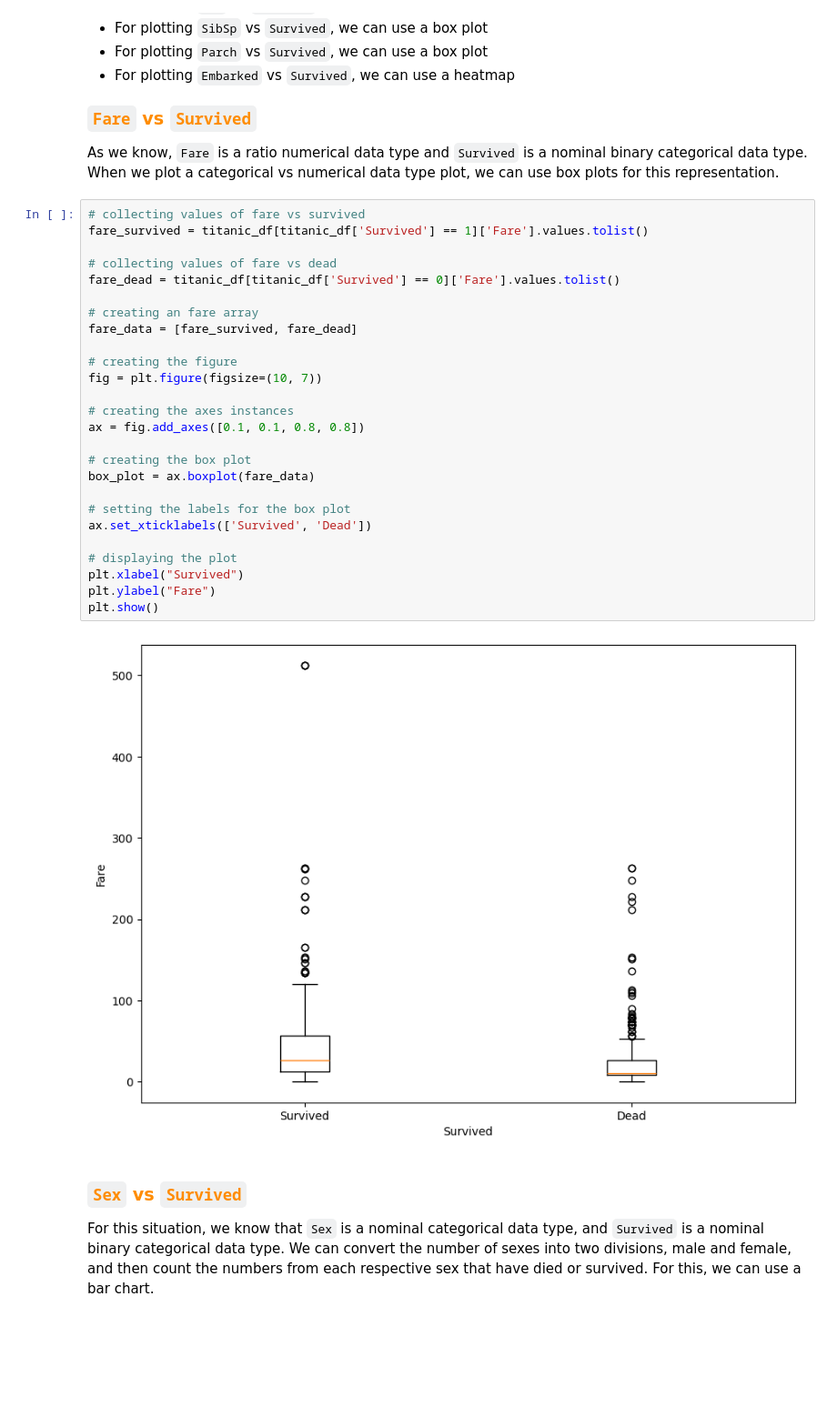
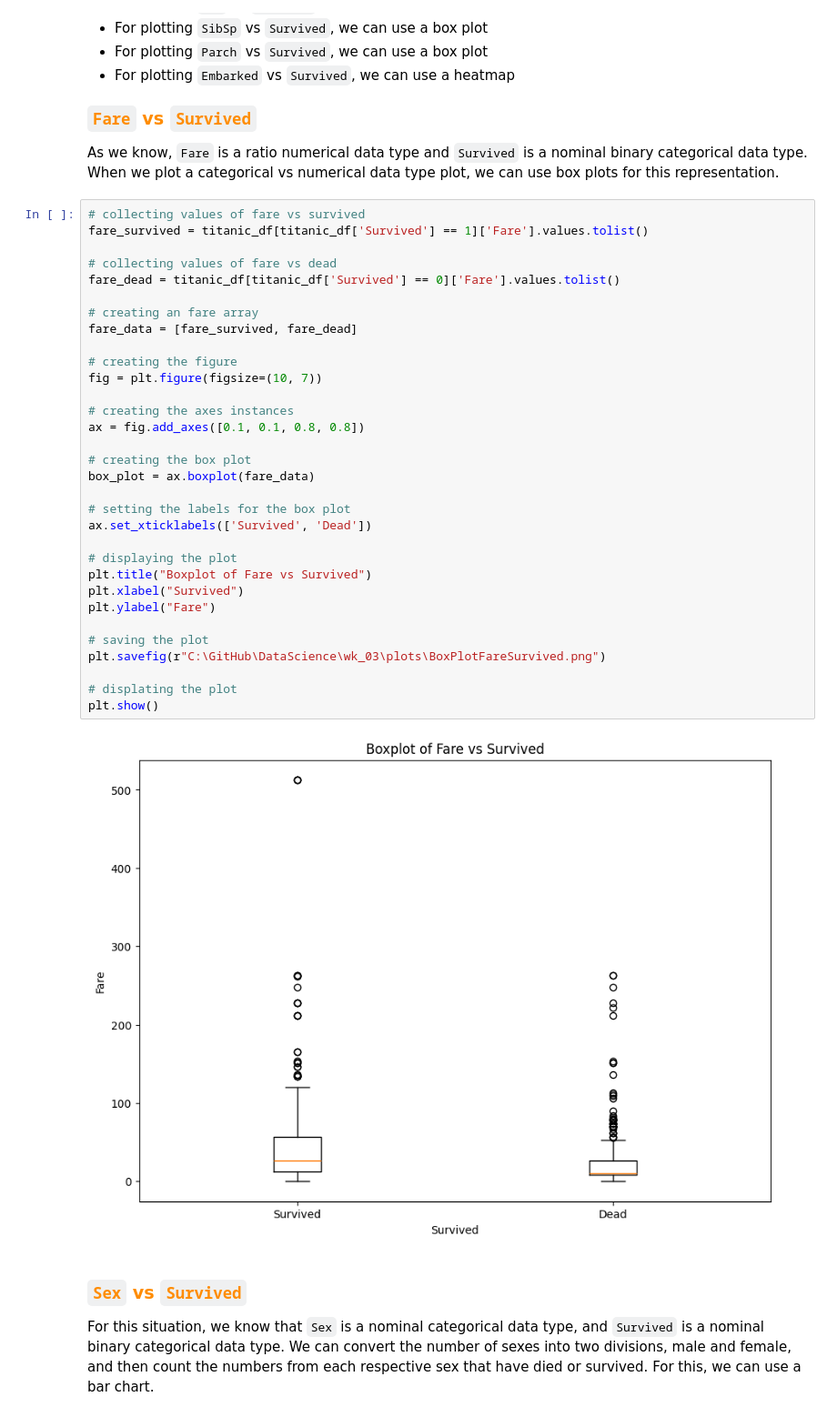
Before and after one commit to chowdhuryj-github/DataScienceDataAnalysis, a Jupyter notebook: wk_03/lab/Lab_3_JIC.ipynb, the cells around one changed output. Shown: that part at 91% size. Drawn from its saved outputs; the diff is of its cells as text; blank space fills up the shorter version.

```diff
--- a/wk_03/lab/Lab_3_JIC.ipynb
+++ b/wk_03/lab/Lab_3_JIC.ipynb
@@ -226,31 +229,37 @@ As we know, `Fare` is a ratio numerical data type and `Survived` is a nominal bi
 # %%
 # collecting values of fare vs survived
 fare_survived = titanic_df[titanic_df['Survived'] == 1]['Fare'].values.tolist()
 
 # collecting values of fare vs dead
 fare_dead = titanic_df[titanic_df['Survived'] == 0]['Fare'].values.tolist()
 
 # creating an fare array
 fare_data = [fare_survived, fare_dead]
 
 # creating the figure
 fig = plt.figure(figsize=(10, 7))
 
 # creating the axes instances
 ax = fig.add_axes([0.1, 0.1, 0.8, 0.8])
 
 # creating the box plot
 box_plot = ax.boxplot(fare_data)
 
 # setting the labels for the box plot
 ax.set_xticklabels(['Survived', 'Dead'])
 
 # displaying the plot
+plt.title("Boxplot of Fare vs Survived")
 plt.xlabel("Survived")
 plt.ylabel("Fare")
+
+# saving the plot
+plt.savefig(r"C:\GitHub\DataScience\wk_03\plots\BoxPlotFareSurvived.png")
+
+# displating the plot
 plt.show()
 # %% [output]
-[figure, old version]
+[figure, new version]
 # %% [markdown]
 ### <font color = '#FF8C00'> `Sex` vs `Survived` </font>
 For this situation, we know that `Sex` is a nominal categorical data type, and `Survived` is a nominal binary categorical data type. We can convert the number of sexes into two divisions, male and female, and then count the numbers from each respective sex that have died or survived. For this, we can use a bar chart.
```
Also changed, not shown: parts of 11 cells of this notebook, 17 other files.
